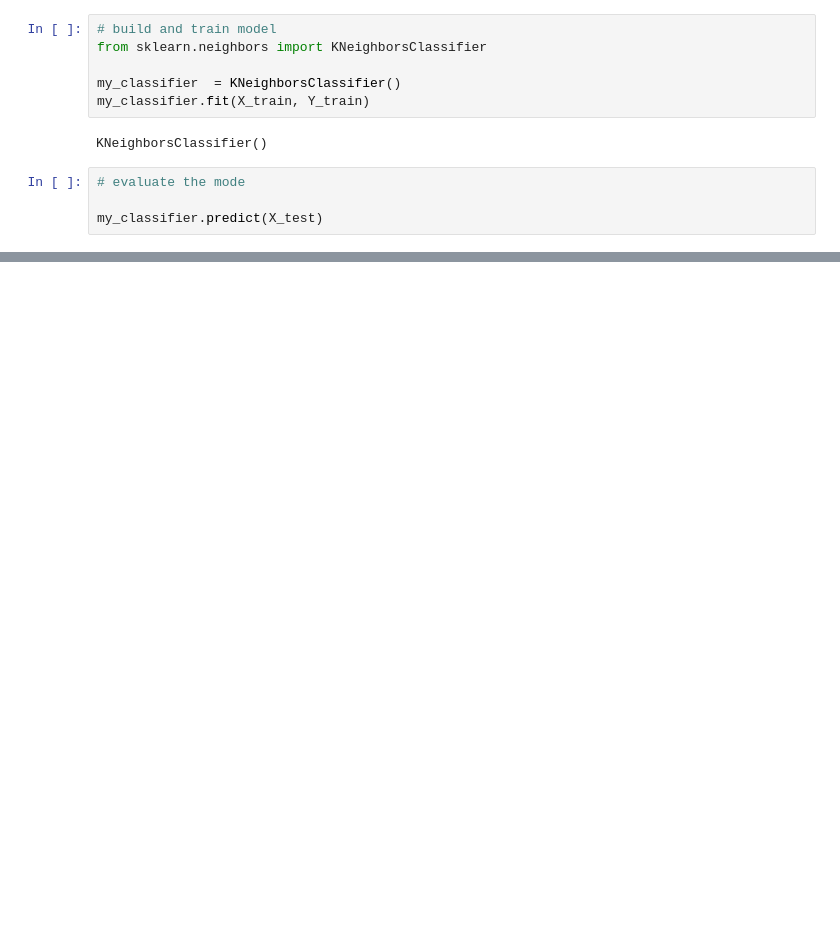
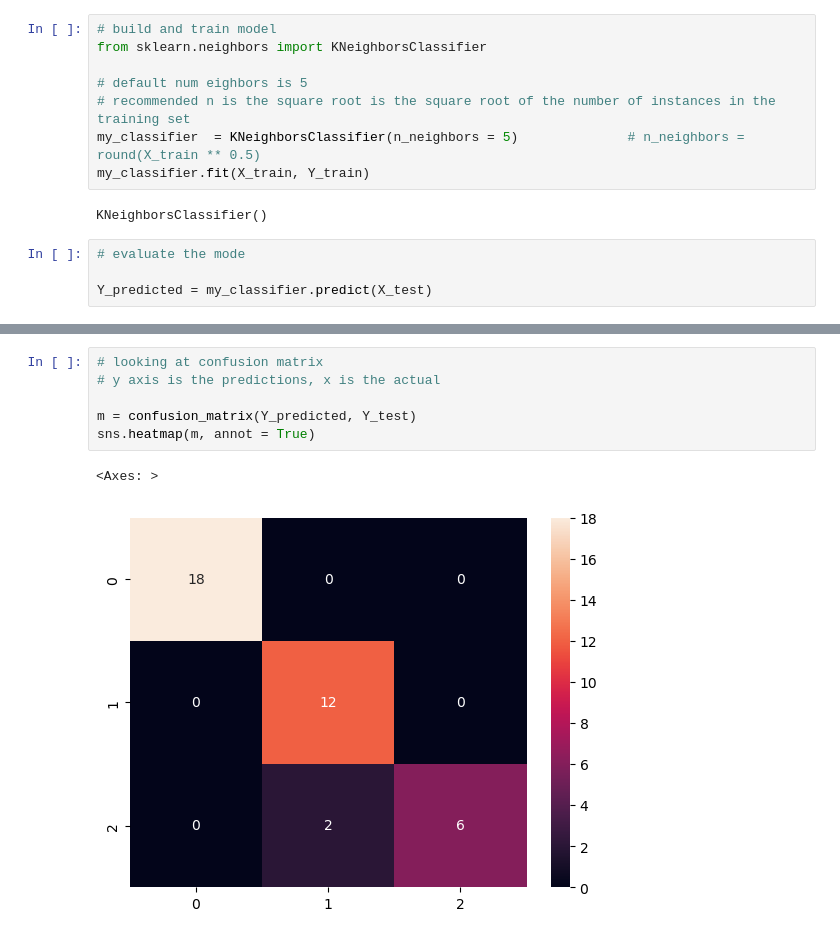
Before and after one commit to gkbichara/Programming-Tools, a Jupyter notebook: Lecture-20/classification.ipynb, the cells around one changed output, grey strips where cells are left out. Drawn from its saved outputs; the diff is of its cells as text; blank space fills up the shorter version.

```diff
--- a/Lecture-20/classification.ipynb
+++ b/Lecture-20/classification.ipynb
@@ -26,11 +26,13 @@ X_train, X_test, Y_train, Y_test = train_test_split(X, Y)
 # build and train model
 from sklearn.neighbors import KNeighborsClassifier
 
-my_classifier  = KNeighborsClassifier()
+# default num eighbors is 5
+# recommended n is the square root is the square root of the number of instances in the training set
+my_classifier  = KNeighborsClassifier(n_neighbors = 5)              # n_neighbors = round(X_train ** 0.5)
 my_classifier.fit(X_train, Y_train)
 # %% [output]
 KNeighborsClassifier()
 # %%
 # evaluate the mode
 
-my_classifier.predict(X_test)
+Y_predicted = my_classifier.predict(X_test)
@@ -65,0 +56,9 @@ Name: species, dtype: object
+# %%
+# looking at confusion matrix
+# y axis is the predictions, x is the actual
+
+m = confusion_matrix(Y_predicted, Y_test)
+sns.heatmap(m, annot = True)
+# %% [output]
+<Axes: >
+[figure, added]
```
Also changed, not shown: parts of 10 cells of this notebook.
